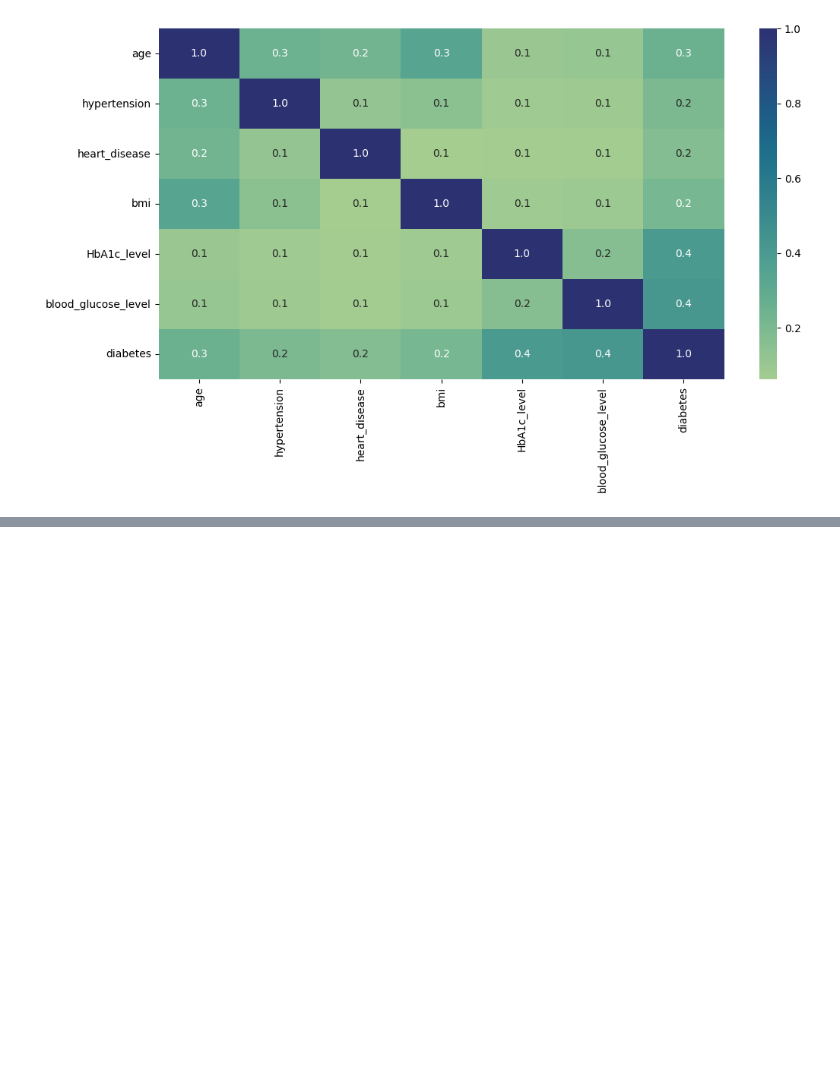
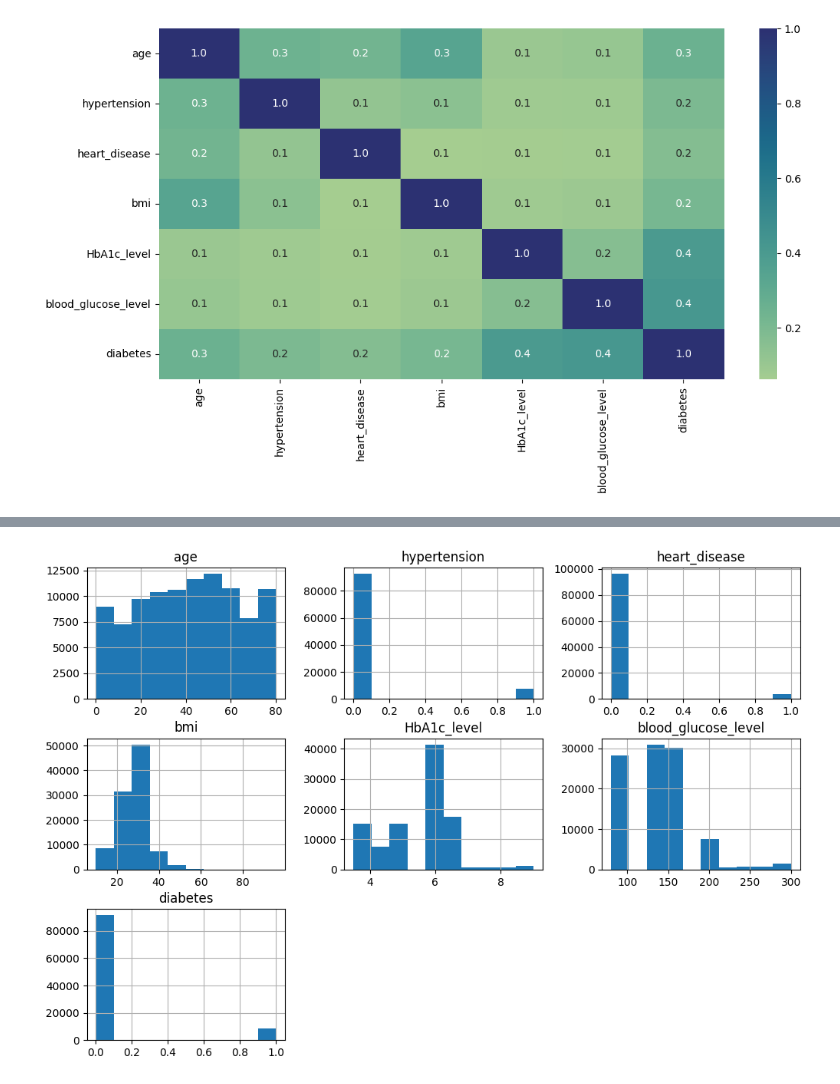
Before and after one commit to Anuska111/diabetes.Ds, a Jupyter notebook: Diabetes_prediction_dataset.ipynb, the cells around one changed output, grey strips where cells are left out. Saved outputs shown, nothing was run; the diff lists cells and outputs as text; code cells hidden in the pictures; blank space fills up the shorter version.

```diff
--- a/Diabetes_prediction_dataset.ipynb
+++ b/Diabetes_prediction_dataset.ipynb
@@ -203,0 +223,5 @@ model.score(x_test, y_test)
+# %%
+df.hist(figsize=(12,8))
+plt.show()
+# %% [output]
+[figure, added]
```
Also changed, not shown: parts of 26 cells of this notebook.
